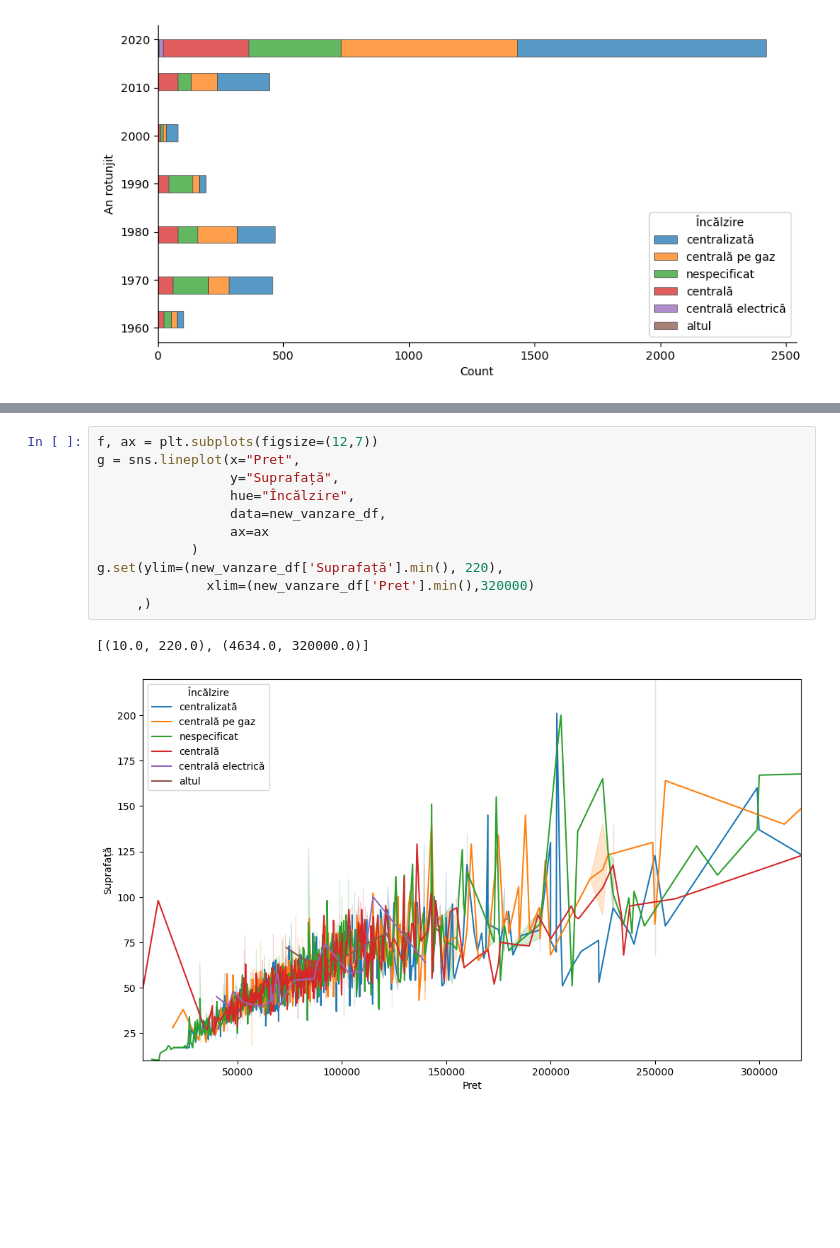
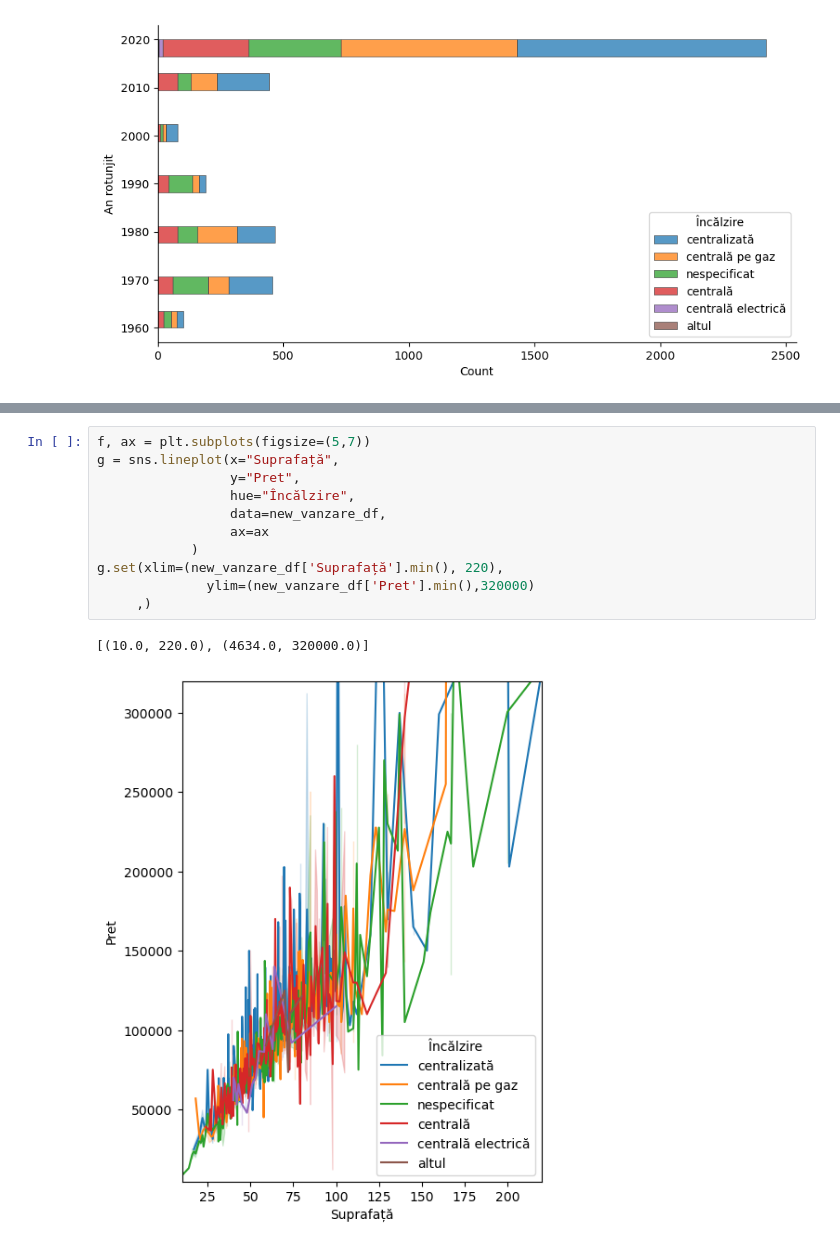
Before and after one commit to NextFriday27134/Tabelare, a Jupyter notebook: Proiect_Tabelare_si_Vizualizare.ipynb, the cells around one changed output, grey strips where cells are left out. Saved outputs shown, nothing was run; the diff lists cells and outputs as text; blank space fills up the shorter version.

```diff
--- a/Proiect_Tabelare_si_Vizualizare.ipynb
+++ b/Proiect_Tabelare_si_Vizualizare.ipynb
@@ -453,14 +865,14 @@ g.set(ylim=(new_vanzare_df['Suprafață'].min(), 220),
 # %%
-f, ax = plt.subplots(figsize=(12,7))
-g = sns.lineplot(x="Pret",
-                 y="Suprafață",
+f, ax = plt.subplots(figsize=(5,7))
+g = sns.lineplot(x="Suprafață",
+                 y="Pret",
                  hue="Încălzire",
                  data=new_vanzare_df,
                  ax=ax
             )
-g.set(ylim=(new_vanzare_df['Suprafață'].min(), 220),
-              xlim=(new_vanzare_df['Pret'].min(),320000)
+g.set(xlim=(new_vanzare_df['Suprafață'].min(), 220),
+              ylim=(new_vanzare_df['Pret'].min(),320000)
      ,)
 # %% [output]
 [(10.0, 220.0), (4634.0, 320000.0)]
-[figure, old version]
+[figure, new version]
```
Also changed, not shown: parts of 108 cells of this notebook.
